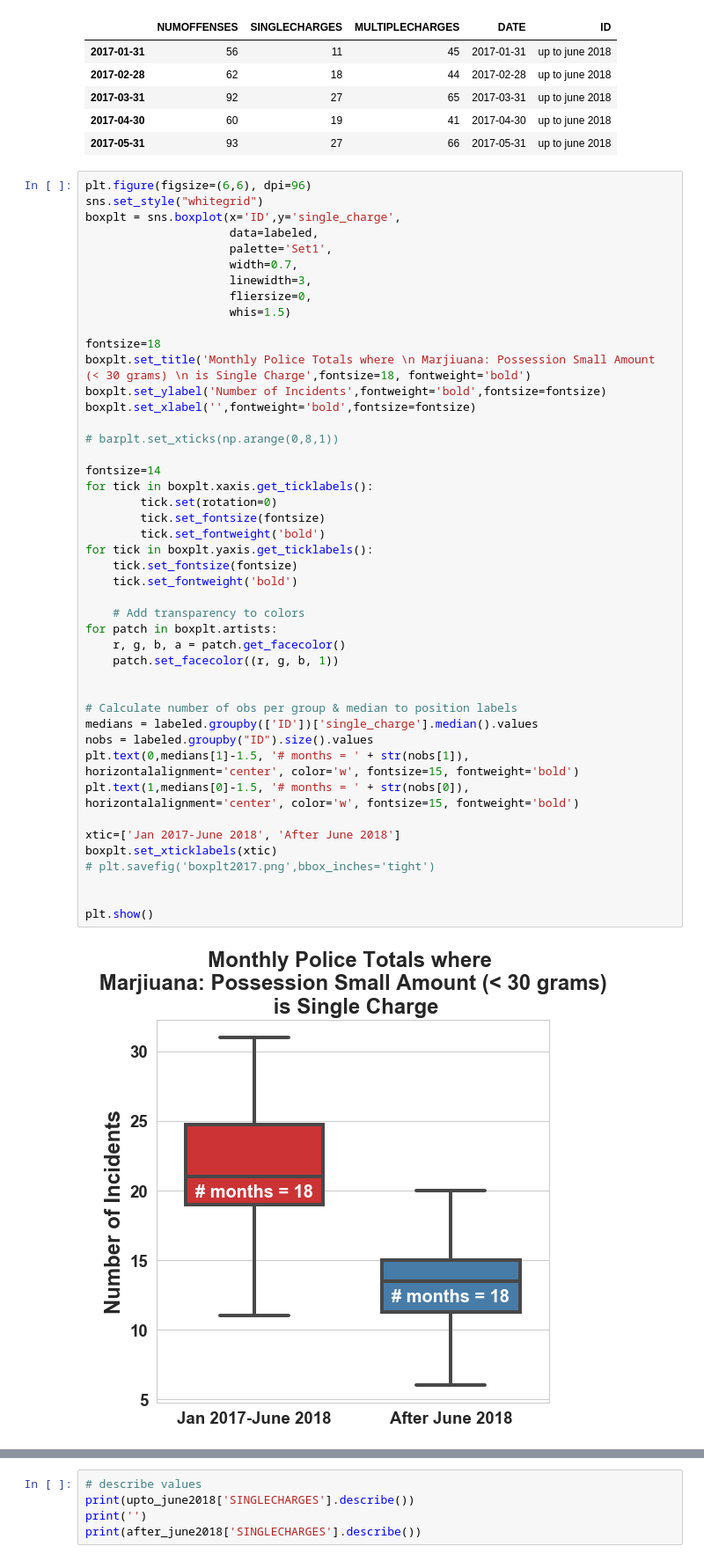
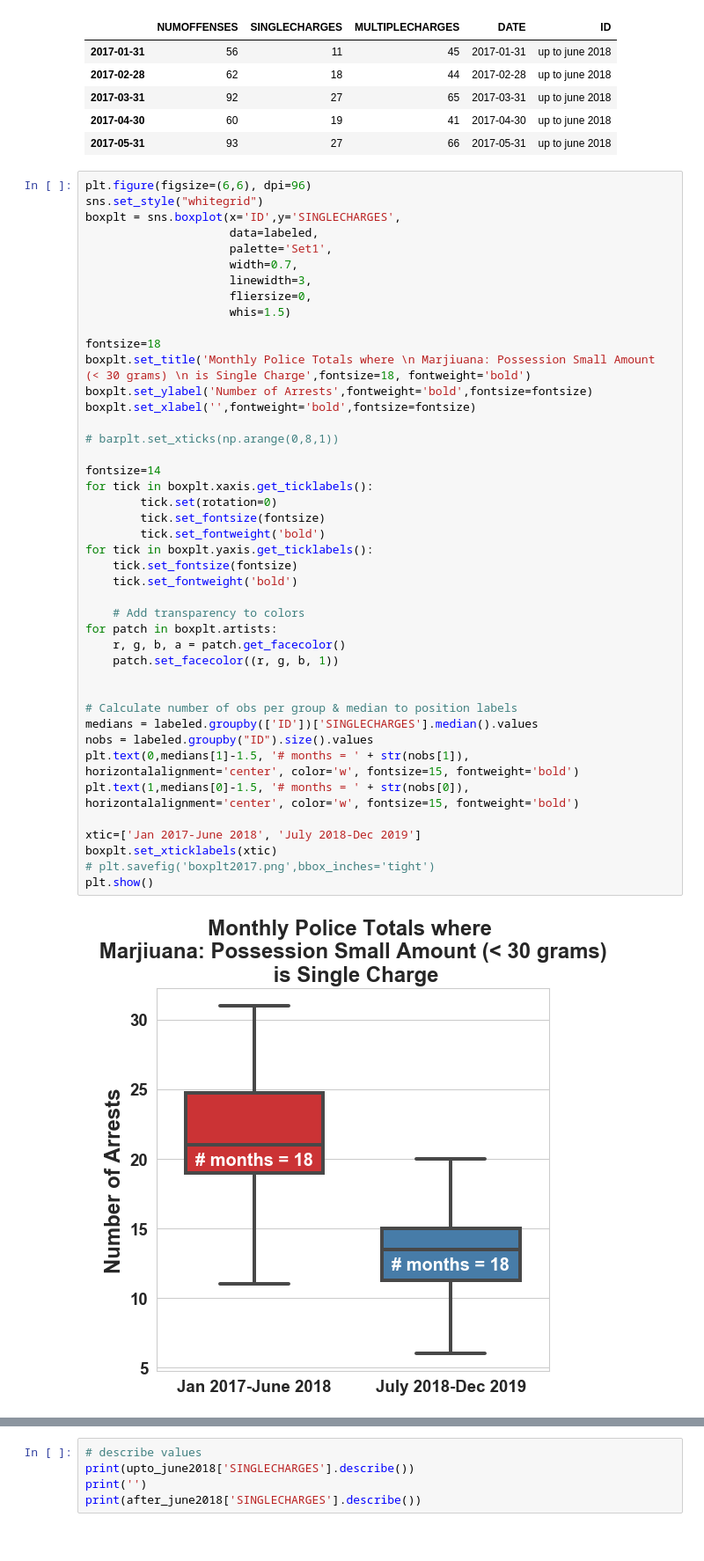
Before and after one commit to mjm286/Time-Series-Analysis-of-Crime-in-Pittsburgh-Pennsylvania, a Jupyter notebook: analysis.ipynb, the cells around one changed output, grey strips where cells are left out. Shown at 88% size. Cells and saved outputs as stored; diff of their text form.

```diff
--- a/analysis.ipynb
+++ b/analysis.ipynb
@@ -451,7 +440,7 @@ labeled.head()
 # %%
 plt.figure(figsize=(6,6), dpi=96)
 sns.set_style("whitegrid")
-boxplt = sns.boxplot(x='ID',y='single_charge',
+boxplt = sns.boxplot(x='ID',y='SINGLECHARGES',
                      data=labeled,
                      palette='Set1',
                      width=0.7,
@@ -461,38 +450,36 @@ boxplt = sns.boxplot(x='ID',y='single_charge',
 
 fontsize=18
 boxplt.set_title('Monthly Police Totals where \n Marjiuana: Possession Small Amount (< 30 grams) \n is Single Charge',fontsize=18, fontweight='bold')
-boxplt.set_ylabel('Number of Incidents',fontweight='bold',fontsize=fontsize)
+boxplt.set_ylabel('Number of Arrests',fontweight='bold',fontsize=fontsize)
 boxplt.set_xlabel('',fontweight='bold',fontsize=fontsize)
 
 # barplt.set_xticks(np.arange(0,8,1))
 
 fontsize=14
 for tick in boxplt.xaxis.get_ticklabels():
         tick.set(rotation=0)
         tick.set_fontsize(fontsize)
         tick.set_fontweight('bold')
 for tick in boxplt.yaxis.get_ticklabels():
     tick.set_fontsize(fontsize)
     tick.set_fontweight('bold')
 
     # Add transparency to colors
 for patch in boxplt.artists:
     r, g, b, a = patch.get_facecolor()
     patch.set_facecolor((r, g, b, 1))
 
 
 # Calculate number of obs per group & median to position labels
-medians = labeled.groupby(['ID'])['single_charge'].median().values
+medians = labeled.groupby(['ID'])['SINGLECHARGES'].median().values
 nobs = labeled.groupby("ID").size().values
 plt.text(0,medians[1]-1.5, '# months = ' + str(nobs[1]), horizontalalignment='center', color='w', fontsize=15, fontweight='bold')
 plt.text(1,medians[0]-1.5, '# months = ' + str(nobs[0]), horizontalalignment='center', color='w', fontsize=15, fontweight='bold')
 
-xtic=['Jan 2017-June 2018', 'After June 2018']
+xtic=['Jan 2017-June 2018', 'July 2018-Dec 2019']
 boxplt.set_xticklabels(xtic)
 # plt.savefig('boxplt2017.png',bbox_inches='tight')
-
-
 plt.show()
 # %% [output]
-[figure, old version]
+[figure, new version]
 # %% [markdown]
```
Also changed, not shown: parts of 20 cells of this notebook.
